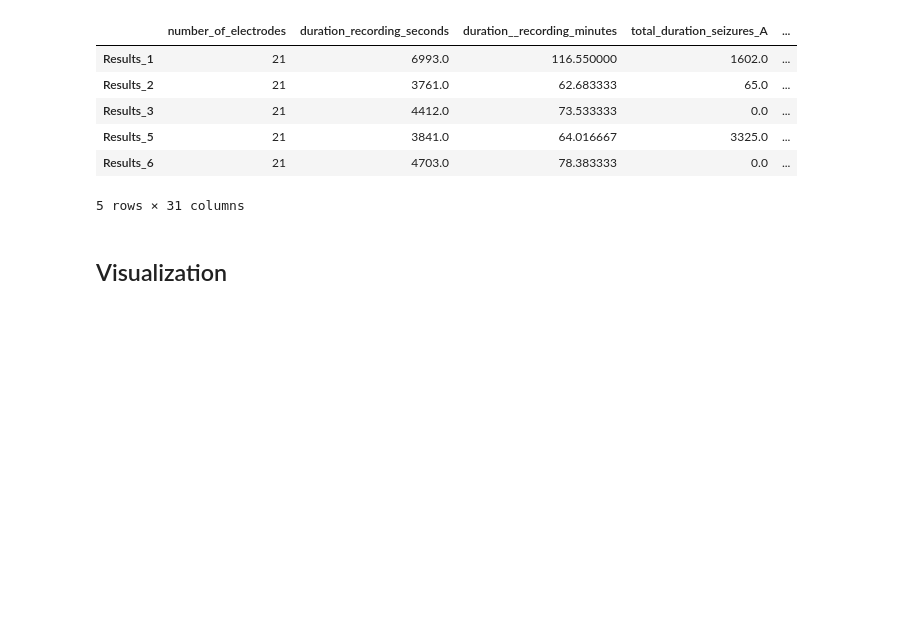
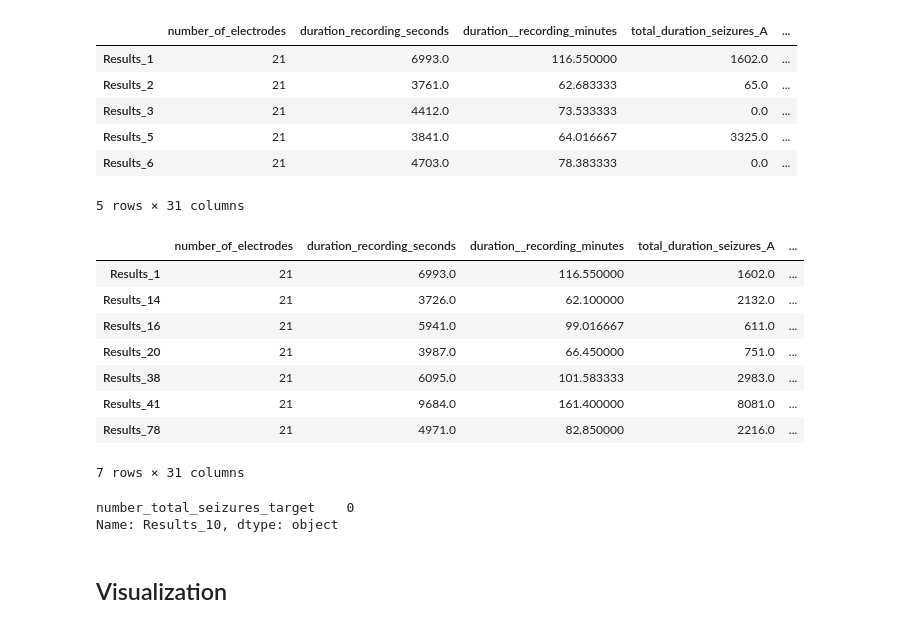
Before and after one commit to mariaaraujovitoria/SeizurePredict, a Jupyter notebook: notebooks/exploratory_data_analysis.ipynb, the cells around one changed output. Drawn from its saved outputs; the diff is of its cells as text; code cells hidden in the pictures; blank space fills up the shorter version.

```diff
--- a/notebooks/exploratory_data_analysis.ipynb
+++ b/notebooks/exploratory_data_analysis.ipynb
@@ -375,8 +375,8 @@ exploratory_analysis(d[5], 5)
 #exploratory_data_transposed.to_csv("../data_formated/data_exploratory_transposed.csv")
 # %%
 # -- RUN THIS CELL --
-exploratory_data = pd.read_csv("../data_formated/data_exploratory.csv", index_col=[0])
-exploratory_data_transposed = pd.read_csv("../data_formated/data_exploratory_transposed.csv", index_col=[0])
+exploratory_data = pd.read_csv("../data_label/data_exploratory.csv", index_col=[0])
+exploratory_data_transposed = pd.read_csv("../data_label/data_exploratory_transposed.csv", index_col=[0])
 # %%
 exploratory_data.head()
 exploratory_data_transposed.head()
@@ -388,3 +388,21 @@ exploratory_data_transposed.head()
 | Results_5 | 21 | 3841.0 | 64.016667 | 3325.0 | ... |
 | Results_6 | 21 | 4703.0 | 78.383333 | 0.0 | ... |
 5 rows × 31 columns
+# %%
+exploratory_data_transposed[exploratory_data_transposed['number_total_seizures_target'] > 20]
+# %% [output]
+|  | number_of_electrodes | duration_recording_seconds | duration__recording_minutes | total_duration_seizures_A | ... |
+| Results_1 | 21 | 6993.0 | 116.550000 | 1602.0 | ... |
+| Results_14 | 21 | 3726.0 | 62.100000 | 2132.0 | ... |
+| Results_16 | 21 | 5941.0 | 99.016667 | 611.0 | ... |
+| Results_20 | 21 | 3987.0 | 66.450000 | 751.0 | ... |
+| Results_38 | 21 | 6095.0 | 101.583333 | 2983.0 | ... |
+| Results_41 | 21 | 9684.0 | 161.400000 | 8081.0 | ... |
+| Results_78 | 21 | 4971.0 | 82.850000 | 2216.0 | ... |
+7 rows × 31 columns
+# %%
+df = pd.DataFrame(exploratory_data.iloc[30, :])
+df.iloc[8]
+# %% [output]
+number_total_seizures_target    0
+Name: Results_10, dtype: object
```
Also changed, not shown: parts of 1 cell of this notebook.
